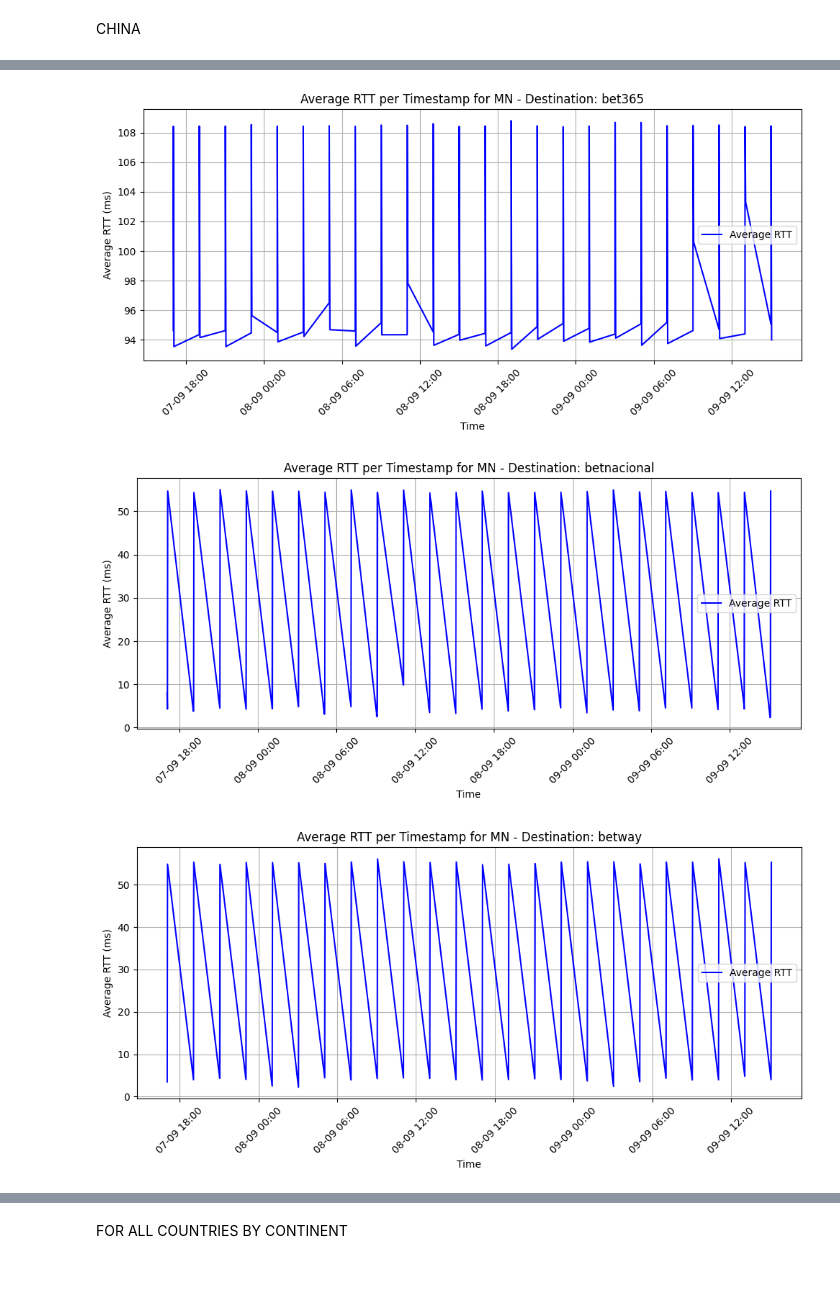
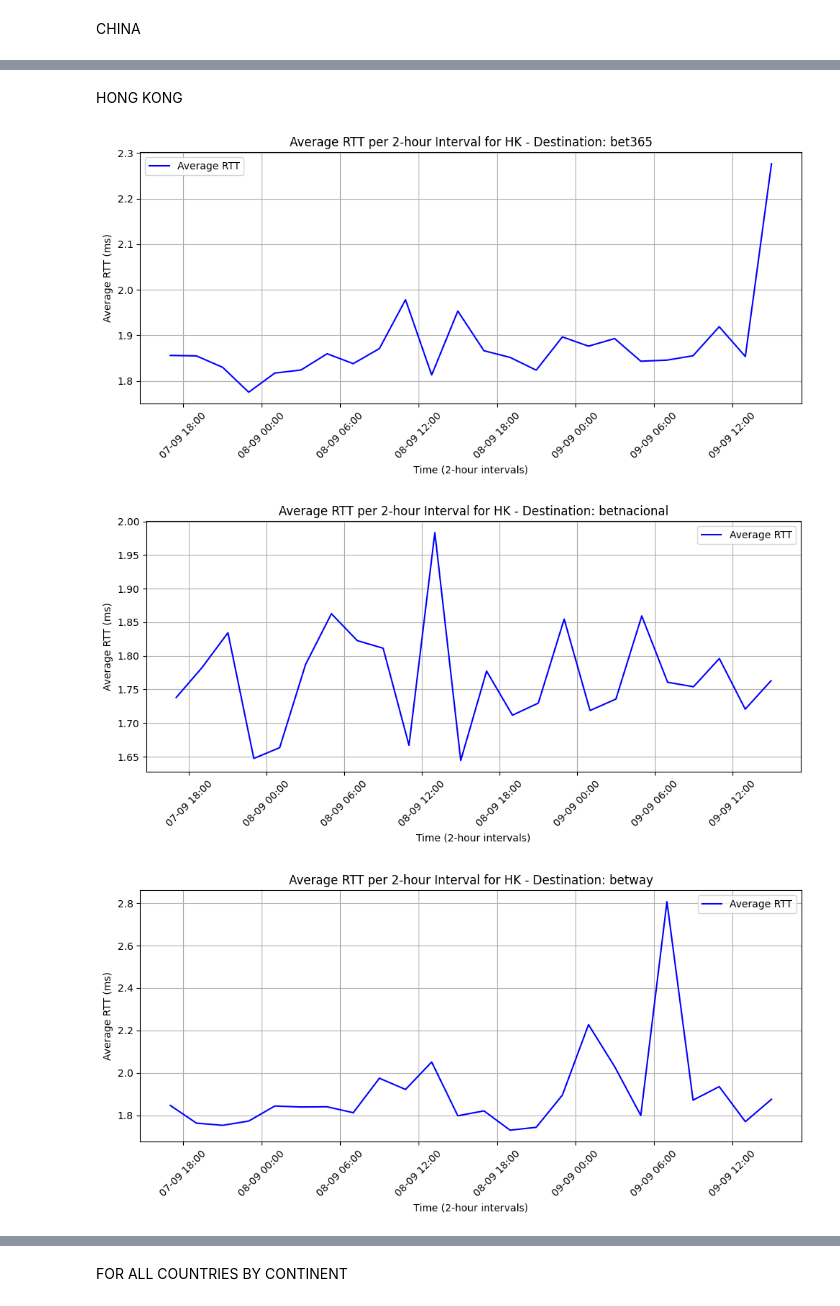
Before and after one commit to luisffee/redes-tracing, a Jupyter notebook: main.ipynb, the cells around one changed output, grey strips where cells are left out. Saved outputs shown, nothing was run; the diff lists cells and outputs as text; code cells hidden in the pictures; blank space fills up the shorter version.

```diff
--- a/main.ipynb
+++ b/main.ipynb
@@ -94,3 +94,12 @@ import os
 pickle_file_path = os.path.join(os.getcwd(), "destinations.pickle")
 with open(pickle_file_path, "rb") as pickle_file:
     destinations = pickle.load(pickle_file)
+# %%
+from collections import defaultdict
+
+destination_country_probes = defaultdict(lambda: defaultdict(list))
+
+for destination in destinations.values():
+    print(f"Destination: {destination.name}")
+    for probe in destination.probes:
+        destination_country_probes[destination.name][probe.country].append(probe)
@@ -145,17 +158,25 @@ import matplotlib.dates as mdates
 
 def plot_rtt_for_country(destination_country_probes, country_code, min_rtt=2):
     """
-    Plots the average RTT over time for a specified country across all destinations.
+    Plots the average RTT over time for a specified country across all destinations,
+    grouped into 2-hour intervals.
 
     Args:
     - destination_country_probes: A dictionary containing probe data by destination and country.
     - country_code: The country code (e.g., 'MN' for Mongolia) for which to plot the RTT data.
     - min_rtt: The minimum RTT (in ms) to consider for the plot. Default is 2ms.
     """
+    from math import floor
+
+    # Helper function to bin timestamps into 2-hour intervals
+    def bin_timestamp_to_interval(timestamp, interval_hours=2):
+        interval_seconds = interval_hours * 3600
+        return floor(timestamp / interval_seconds) * interval_seconds
+
     # Iterate over all destinations and create a plot for the specified country
     for destination, countries in destination_country_probes.items():
         if country_code in countries:  # Only process if the specified country has probes
-            timestamp_rtt = defaultdict(list)  # Initialize dictionary for the current destination
+            interval_rtt = defaultdict(list)  # Initialize dictionary for binned intervals
 
             # Collect RTT data for the specified country and destination
             for probe in countries[country_code]:
@@ -163,10 +184,11 @@ def plot_rtt_for_country(destination_country_probes, country_code, min_rtt=2):
                     rtt = probe.result[-1]["result"][-1].get("rtt", 0)
                     timestamp = probe.timestamp
                     if rtt > min_rtt:  # Only consider RTTs greater than the specified minimum RTT
-                        timestamp_rtt[timestamp].append(rtt)
+                        interval_timestamp = bin_timestamp_to_interval(timestamp)  # Bin timestamp
+                        interval_rtt[interval_timestamp].append(rtt)
 
-            # Calculate the average RTT for each timestamp
-            average_rtt = {timestamp: sum(rtts) / len(rtts) for timestamp, rtts in timestamp_rtt.items()}
+            # Calculate the average RTT for each 2-hour interval
+            average_rtt = {timestamp: sum(rtts) / len(rtts) for timestamp, rtts in interval_rtt.items()}
 
             # Sort the timestamps for plotting
             sorted_timestamps = sorted(average_rtt.keys())
@@ -183,9 +205,9 @@ def plot_rtt_for_country(destination_country_probes, country_code, min_rtt=2):
             ax.xaxis.set_major_locator(mdates.AutoDateLocator())
 
             # Labels and formatting
-            plt.xlabel('Time')
+            plt.xlabel('Time (2-hour intervals)')
             plt.ylabel('Average RTT (ms)')
-            plt.title(f'Average RTT per Timestamp for {country_code} - Destination: {destination}')
+            plt.title(f'Average RTT per 2-hour Interval for {country_code} - Destination: {destination}')
             plt.xticks(rotation=45)
             plt.legend()
             plt.grid(True)
@@ -212,6 +350,8 @@ MONGOLIA
+# %% [markdown]
+HONG KONG
 # %%
-plot_rtt_for_country(destination_country_probes, 'MN', min_rtt=2)
+plot_rtt_for_country(destination_country_probes, 'HK', min_rtt=0)
 # %% [output]
-[figure, old version]
+[figure, new version]
-[figure, old version]
+[figure, new version]
-[figure, old version]
+[figure, new version]
```
Also changed, not shown: parts of 14 cells of this notebook, 1 other file.
